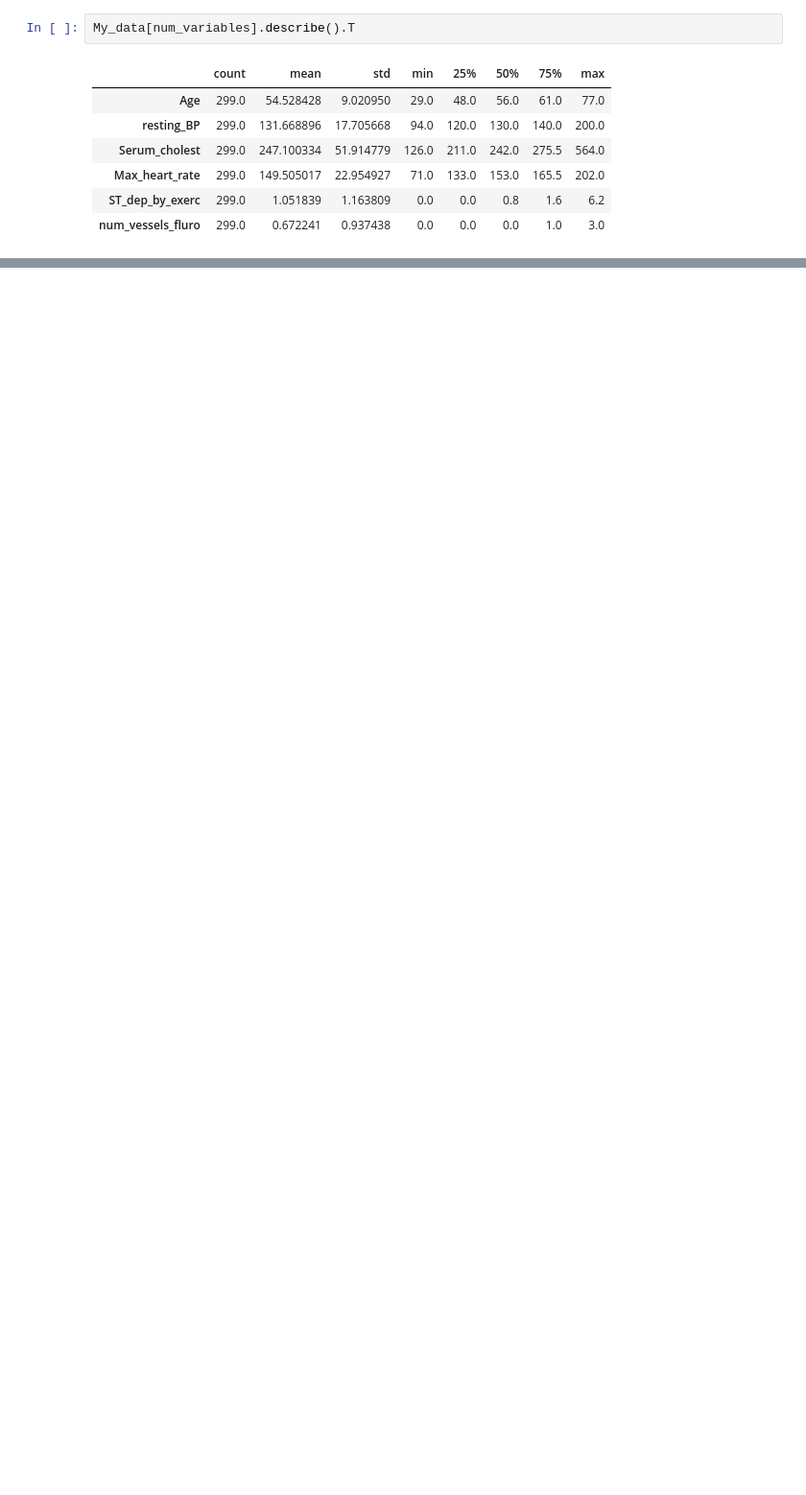
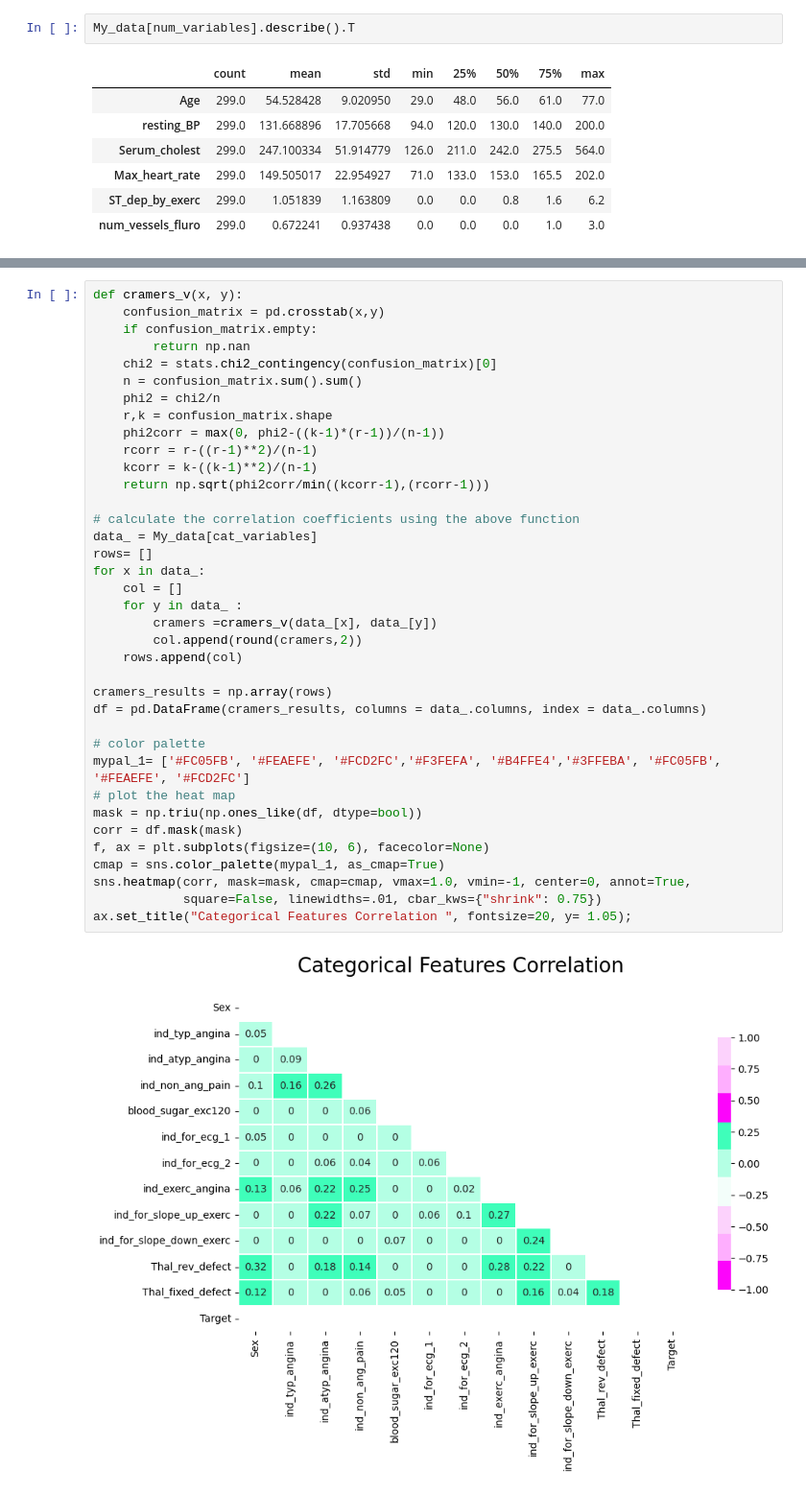
Before and after one commit to nibu-pamplaniyil/Heart, a Jupyter notebook: jupiter.ipynb, the cells around one changed output, grey strips where cells are left out. Shown at 96% size. Cells and saved outputs as stored; diff of their text form; blank space fills up the shorter version.

Commit message:
Heat maps

```diff
--- a/jupiter.ipynb
+++ b/jupiter.ipynb
@@ -168,0 +200,39 @@ My_data[num_variables].describe().T
+# %%
+def cramers_v(x, y):
+    confusion_matrix = pd.crosstab(x,y)
+    if confusion_matrix.empty:
+        return np.nan
+    chi2 = stats.chi2_contingency(confusion_matrix)[0]
+    n = confusion_matrix.sum().sum()
+    phi2 = chi2/n
+    r,k = confusion_matrix.shape
+    phi2corr = max(0, phi2-((k-1)*(r-1))/(n-1))
+    rcorr = r-((r-1)**2)/(n-1)
+    kcorr = k-((k-1)**2)/(n-1)
+    return np.sqrt(phi2corr/min((kcorr-1),(rcorr-1)))
+
+# calculate the correlation coefficients using the above function
+data_ = My_data[cat_variables]
+rows= []
+for x in data_:
+    col = []
+    for y in data_ :
+        cramers =cramers_v(data_[x], data_[y])
+        col.append(round(cramers,2))
+    rows.append(col)
+
+cramers_results = np.array(rows)
+df = pd.DataFrame(cramers_results, columns = data_.columns, index = data_.columns)
+
+# color palette
+mypal_1= ['#FC05FB', '#FEAEFE', '#FCD2FC','#F3FEFA', '#B4FFE4','#3FFEBA', '#FC05FB', '#FEAEFE', '#FCD2FC']
+# plot the heat map
+mask = np.triu(np.ones_like(df, dtype=bool))
+corr = df.mask(mask)
+f, ax = plt.subplots(figsize=(10, 6), facecolor=None)
+cmap = sns.color_palette(mypal_1, as_cmap=True)
+sns.heatmap(corr, mask=mask, cmap=cmap, vmax=1.0, vmin=-1, center=0, annot=True,
+            square=False, linewidths=.01, cbar_kws={"shrink": 0.75})
+ax.set_title("Categorical Features Correlation ", fontsize=20, y= 1.05);
+# %% [output]
+[figure, added]
```
Also changed, not shown: parts of 1 cell of this notebook.
